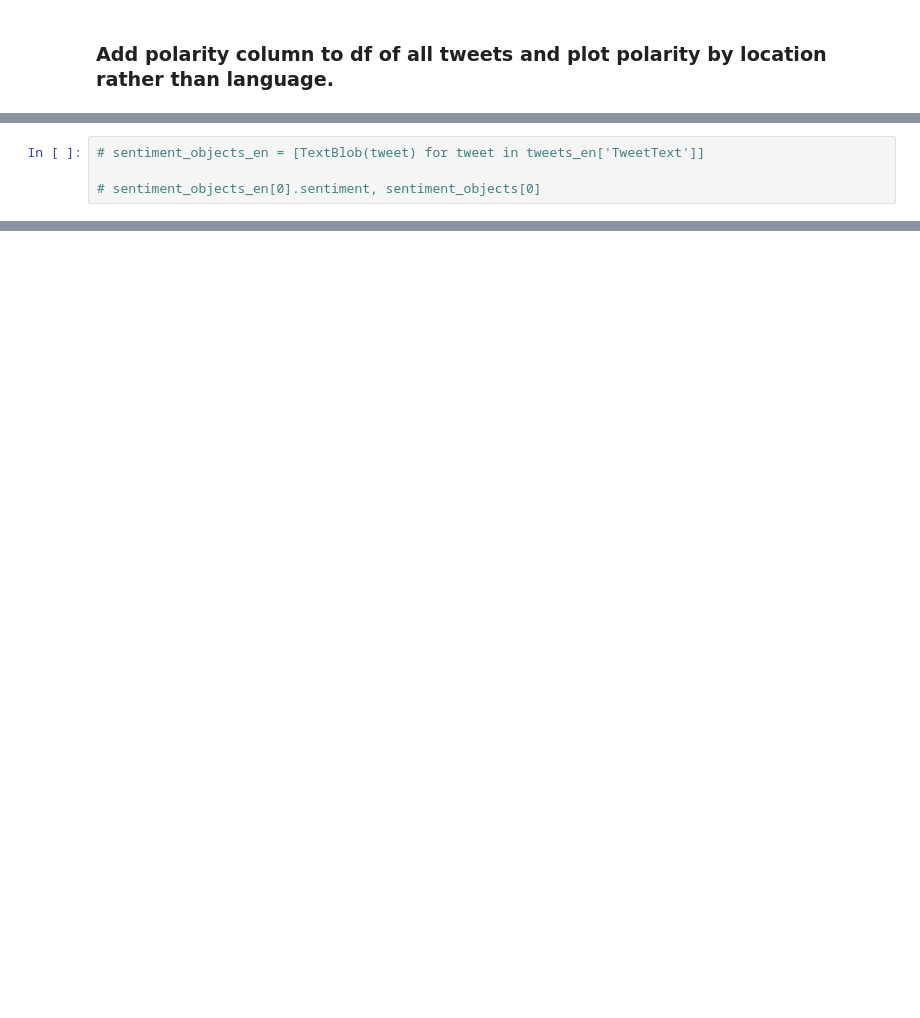
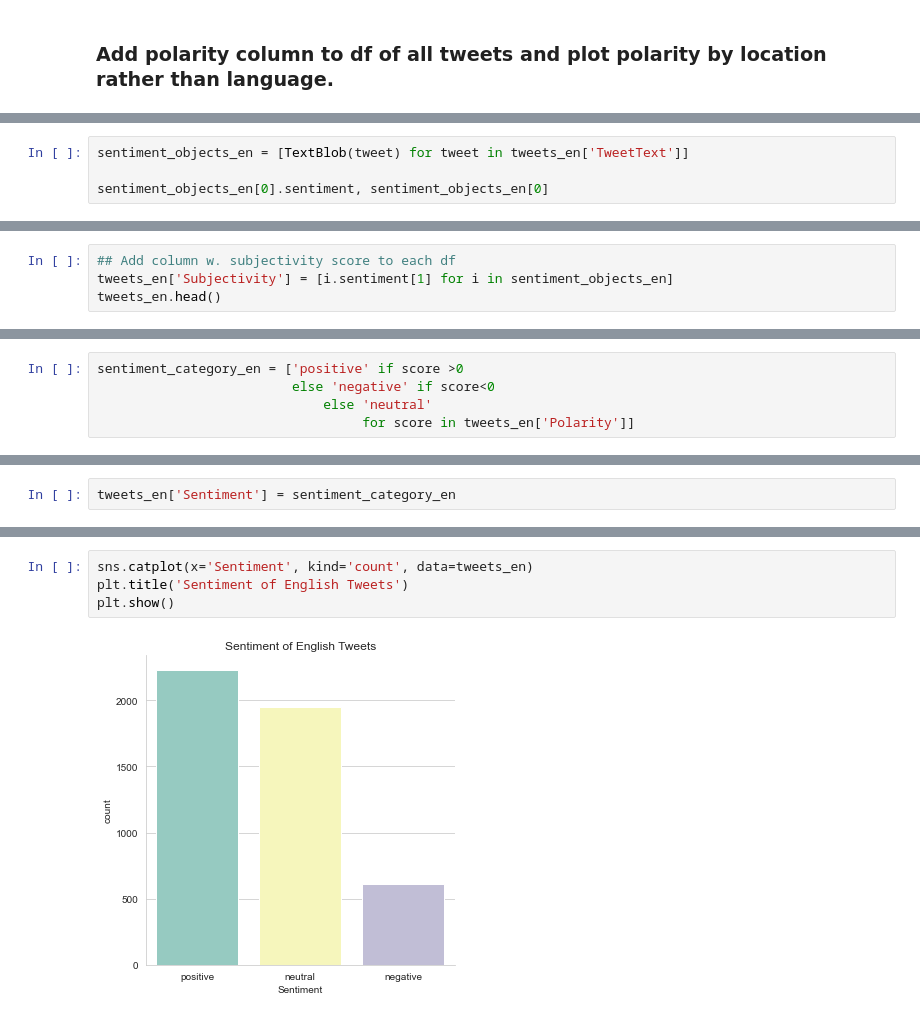
Before and after one commit to ksaslow/Ironhack-final-project, a Jupyter notebook: Sentiment-Analysis-on-Twitter-Network.ipynb, the cells around one changed output, grey strips where cells are left out. Saved outputs shown, nothing was run; the diff lists cells and outputs as text; blank space fills up the shorter version.

Commit message:
sentiment analysis contd. TextBlob

```diff
--- a/Sentiment-Analysis-on-Twitter-Network.ipynb
+++ b/Sentiment-Analysis-on-Twitter-Network.ipynb
@@ -402,4 +407,4 @@ plt.show()
 # %%
-# sentiment_objects_en = [TextBlob(tweet) for tweet in tweets_en['TweetText']]
+sentiment_objects_en = [TextBlob(tweet) for tweet in tweets_en['TweetText']]
 
-# sentiment_objects_en[0].sentiment, sentiment_objects[0]
+sentiment_objects_en[0].sentiment, sentiment_objects_en[0]
@@ -446,0 +414,4 @@ apply this to the whole df and add new column for sentiment score!
+# %%
+## Add column w. subjectivity score to each df
+tweets_en['Subjectivity'] = [i.sentiment[1] for i in sentiment_objects_en]
+tweets_en.head()
@@ -446,0 +437,5 @@ apply this to the whole df and add new column for sentiment score!
+# %%
+sentiment_category_en = ['positive' if score >0
+                         else 'negative' if score<0
+                             else 'neutral'
+                                  for score in tweets_en['Polarity']]
@@ -446,0 +466,2 @@ apply this to the whole df and add new column for sentiment score!
+# %%
+tweets_en['Sentiment'] = sentiment_category_en
@@ -446,0 +517,6 @@ apply this to the whole df and add new column for sentiment score!
+# %%
+sns.catplot(x='Sentiment', kind='count', data=tweets_en)
+plt.title('Sentiment of English Tweets')
+plt.show()
+# %% [output]
+[figure, added]
```
Also changed, not shown: parts of 37 cells of this notebook, 3 other files.
